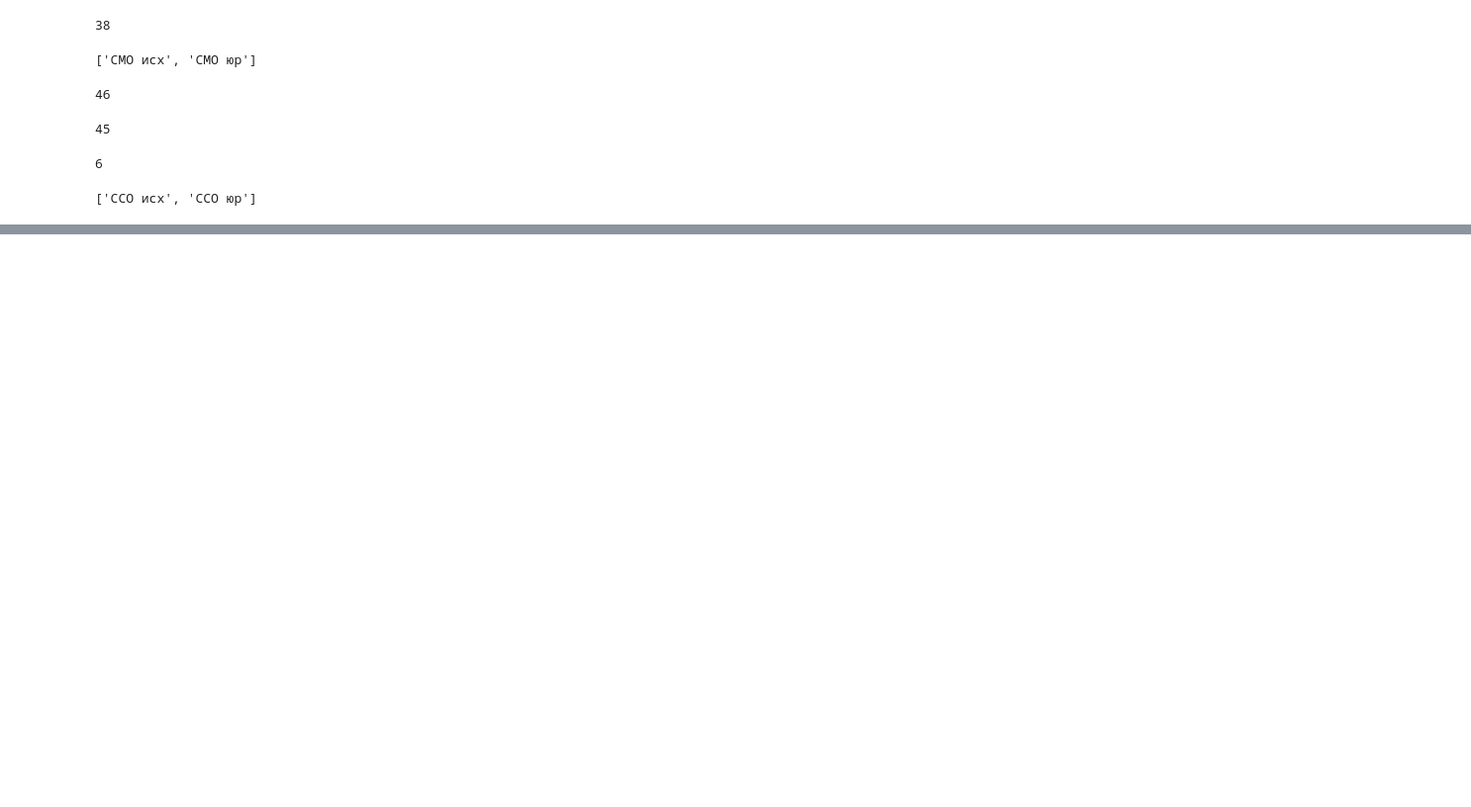
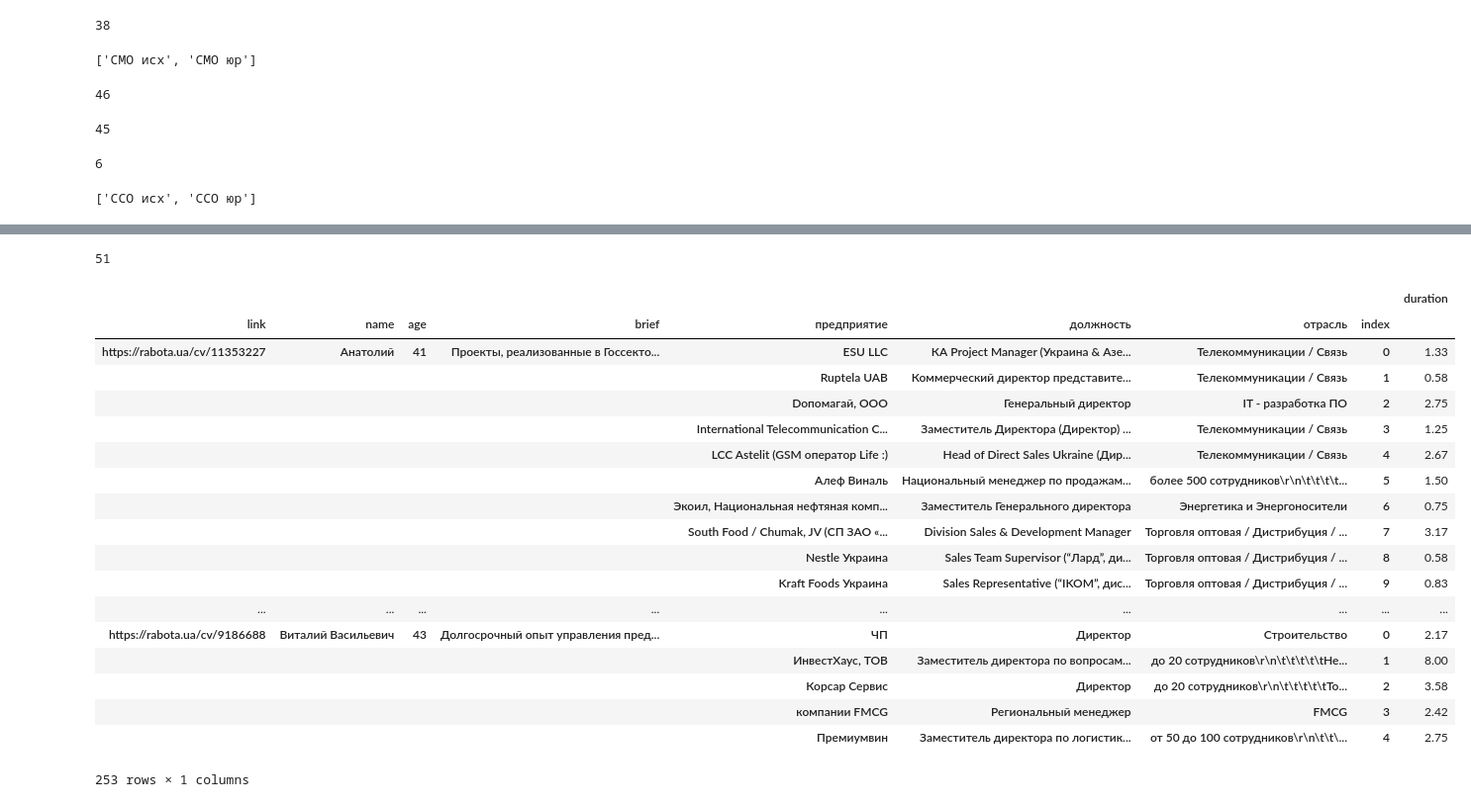
Before and after one commit to lukas1326/hr, a Jupyter notebook: General director.ipynb, the cells around one changed output, grey strips where cells are left out. Shown: that part at 99% size. Saved outputs shown, nothing was run; the diff lists cells and outputs as text; code cells hidden in the pictures; blank space fills up the shorter version.

```diff
--- a/General director.ipynb
+++ b/General director.ipynb
@@ -286,0 +276,11 @@ result[1]
+# %%
+ddf2=pd.DataFrame(columns=['link', 'предприятие', 'должность', 'период', 'отрасль', 'duration',
+       'age', 'brief', 'city', 'edu', 'exp', 'lang', 'name', 'price',
+       'scrap_date', 'update_year'])
+for i in link_rabota:
+    result=rabotaua_sum(i)
+    df1= result[0]
+    df2=pd.DataFrame([result[1]])
+    ddf1=df1.merge(df2)
+    df_s1=pd.concat([ddf2,ddf1])
+    ddf2=df_s1.copy()
@@ -286,0 +308,33 @@ result[1]
+# %%
+df_s1.link.nunique()
+# %% [output]
+51
+# %%
+df_s=df_s1.copy()
+# %%
+df_s.reset_index(inplace=True)
+# %%
+df_s=df_s.pivot_table(index=['link','name','age','brief','предприятие','должность','отрасль','index'],values='duration')
+df_s.sort_index(level=['link','index'],inplace=True)
+# %%
+df_s
+# %% [output]
+|  |  |  |  |  |  |  |  | duration |
+| link | name | age | brief | предприятие | должность | отрасль | index |  |
+| https://rabota.ua/cv/11353227 | Анатолий | 41 | Проекты, реализованные в Госсекто... | ESU LLC | КА Project Manager (Украина & Азе... | Телекоммуникации / Связь | 0 | 1.33 |
+|  |  |  |  | Ruptela UAB | Коммерческий директор представите... | Телекоммуникации / Связь | 1 | 0.58 |
+|  |  |  |  | Doпомагай, ООО | Генеральный директор | IT - разработка ПО | 2 | 2.75 |
+|  |  |  |  | International Telecommunication C... | Заместитель Директора (Директор) ... | Телекоммуникации / Связь | 3 | 1.25 |
+|  |  |  |  | LCC Astelit (GSM оператор Life :) | Head of Direct Sales Ukraine (Дир... | Телекоммуникации / Связь | 4 | 2.67 |
+|  |  |  |  | Алеф Виналь | Национальный менеджер по продажам... | более 500 сотрудников\r\n\t\t\t\t... | 5 | 1.50 |
+|  |  |  |  | Экоил, Национальная нефтяная комп... | Заместитель Генерального директора | Энергетика и Энергоносители | 6 | 0.75 |
+|  |  |  |  | South Food / Chumak, JV (СП ЗАО «... | Division Sales & Development Manager | Торговля оптовая / Дистрибуция / ... | 7 | 3.17 |
+|  |  |  |  | Nestle Украина | Sales Team Supervisor (“Лард”, ди... | Торговля оптовая / Дистрибуция / ... | 8 | 0.58 |
+|  |  |  |  | Kraft Foods Украина | Sales Representative (“IKOM”, дис... | Торговля оптовая / Дистрибуция / ... | 9 | 0.83 |
+| ... | ... | ... | ... | ... | ... | ... | ... | ... |
+| https://rabota.ua/cv/9186688 | Виталий Васильевич | 43 | Долгосрочный опыт управления пред... | ЧП | Директор | Строительство | 0 | 2.17 |
+|  |  |  |  | ИнвестХаус, ТОВ | Заместитель директора по вопросам... | до 20 сотрудников\r\n\t\t\t\t\tНе... | 1 | 8.00 |
+|  |  |  |  | Корсар Сервис | Директор | до 20 сотрудников\r\n\t\t\t\t\tТо... | 2 | 3.58 |
+|  |  |  |  | компании FMCG | Региональный менеджер | FMCG | 3 | 2.42 |
+|  |  |  |  | Премиумвин | Заместитель директора по логистик... | от 50 до 100 сотрудников\r\n\t\t\... | 4 | 2.75 |
+253 rows × 1 columns
```
Also changed, not shown: parts of 23 cells of this notebook, 8 other files.
